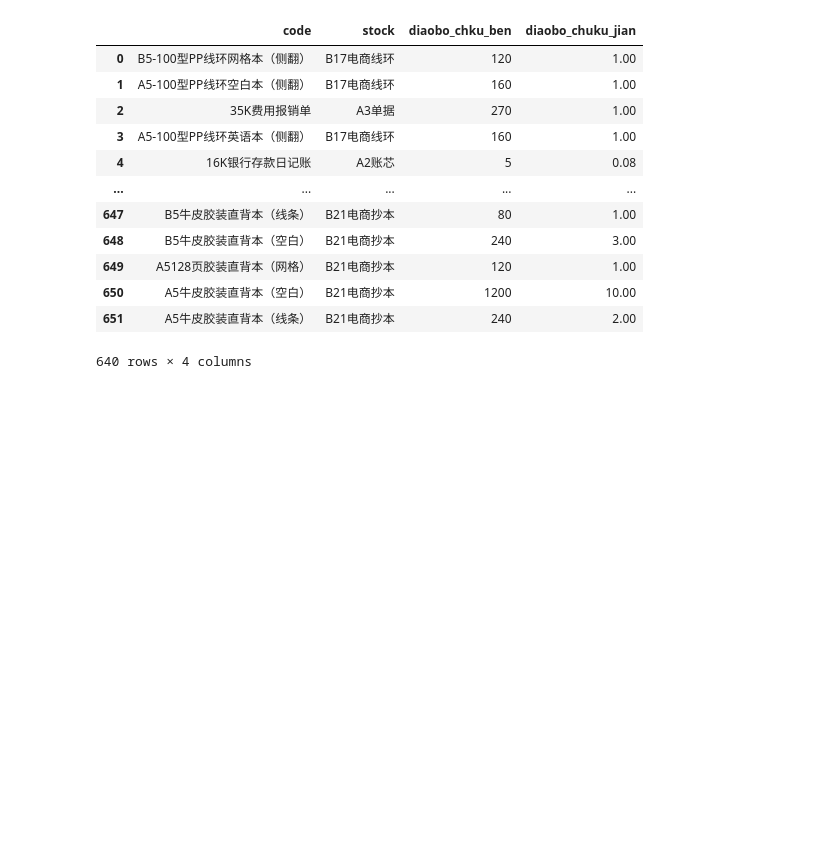
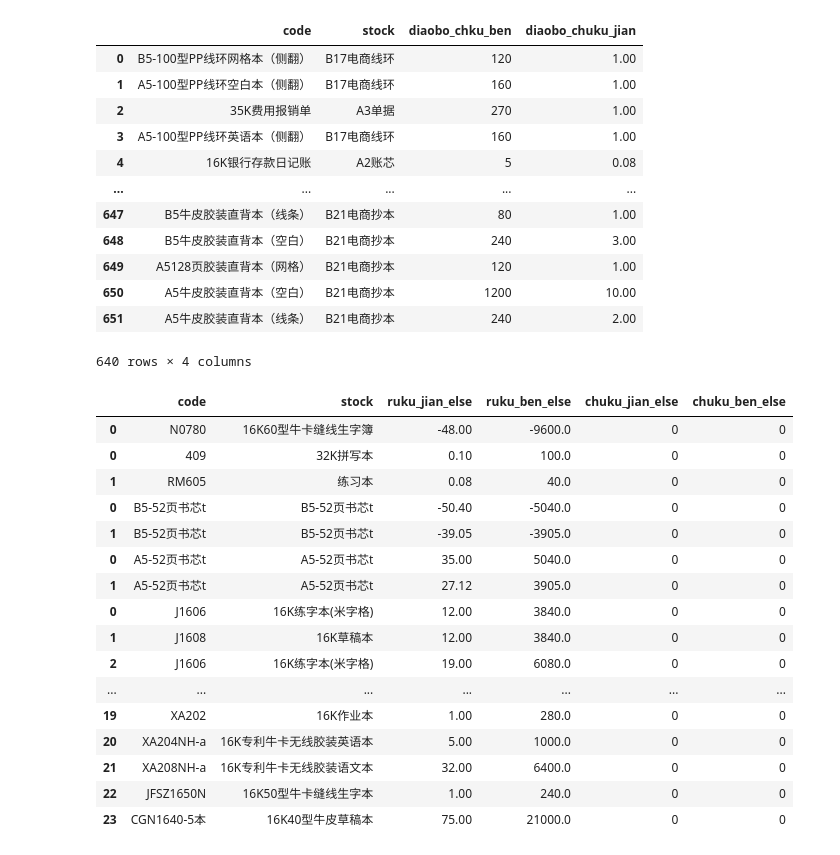
Before and after one commit to reddatetea/fisha, a Jupyter notebook: 调拨单.ipynb, the cells around one changed output. Cells and saved outputs as stored; diff of their text form; code cells hidden in the pictures; blank space fills up the shorter version.

```diff
--- a/调拨单.ipynb
+++ b/调拨单.ipynb
@@ -48,0 +105,20 @@ df_diaobo_chuku
+# %%
+data_tiaozheng_rukus
+# %% [output]
+|  | code | stock | ruku_jian_else | ruku_ben_else | chuku_jian_else | chuku_ben_else |
+| 0 | N0780 | 16K60型牛卡缝线生字簿 | -48.00 | -9600.0 | 0 | 0 |
+| 0 | 409 | 32K拼写本 | 0.10 | 100.0 | 0 | 0 |
+| 1 | RM605 | 练习本 | 0.08 | 40.0 | 0 | 0 |
+| 0 | B5-52页书芯t | B5-52页书芯t | -50.40 | -5040.0 | 0 | 0 |
+| 1 | B5-52页书芯t | B5-52页书芯t | -39.05 | -3905.0 | 0 | 0 |
+| 0 | A5-52页书芯t | A5-52页书芯t | 35.00 | 5040.0 | 0 | 0 |
+| 1 | A5-52页书芯t | A5-52页书芯t | 27.12 | 3905.0 | 0 | 0 |
+| 0 | J1606 | 16K练字本(米字格) | 12.00 | 3840.0 | 0 | 0 |
+| 1 | J1608 | 16K草稿本 | 12.00 | 3840.0 | 0 | 0 |
+| 2 | J1606 | 16K练字本(米字格) | 19.00 | 6080.0 | 0 | 0 |
+| ... | ... | ... | ... | ... | ... | ... |
+| 19 | XA202 | 16K作业本 | 1.00 | 280.0 | 0 | 0 |
+| 20 | XA204NH-a | 16K专利牛卡无线胶装英语本 | 5.00 | 1000.0 | 0 | 0 |
+| 21 | XA208NH-a | 16K专利牛卡无线胶装语文本 | 32.00 | 6400.0 | 0 | 0 |
+| 22 | JFSZ1650N | 16K50型牛卡缝线生字本 | 1.00 | 240.0 | 0 | 0 |
+| 23 | CGN1640-5本 | 16K40型牛皮草稿本 | 75.00 | 21000.0 | 0 | 0 |
```
Also changed, not shown: parts of 15 cells of this notebook, 9 other files.
